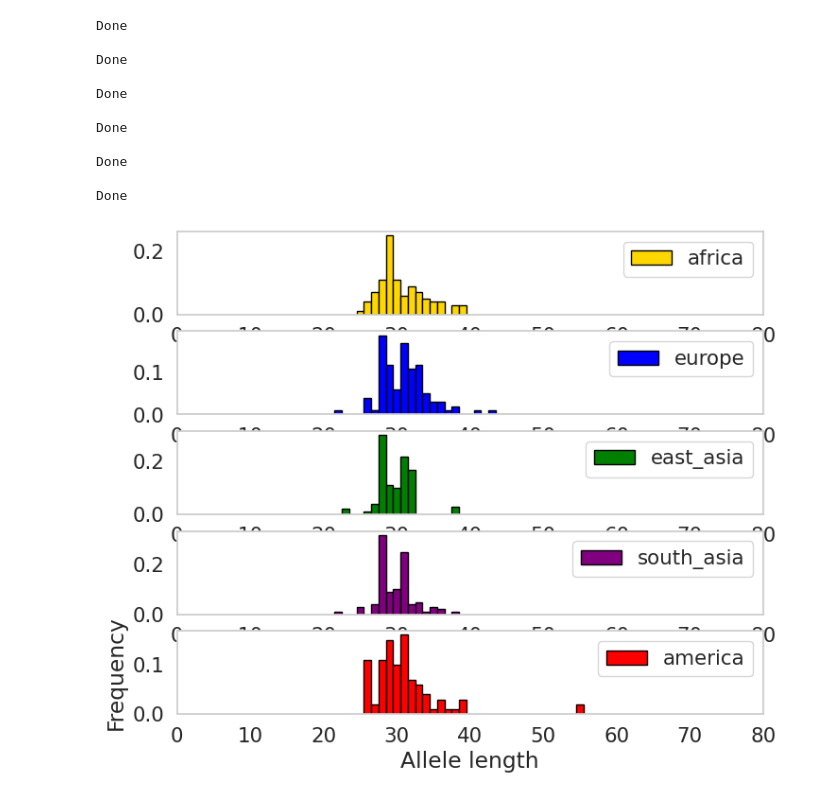
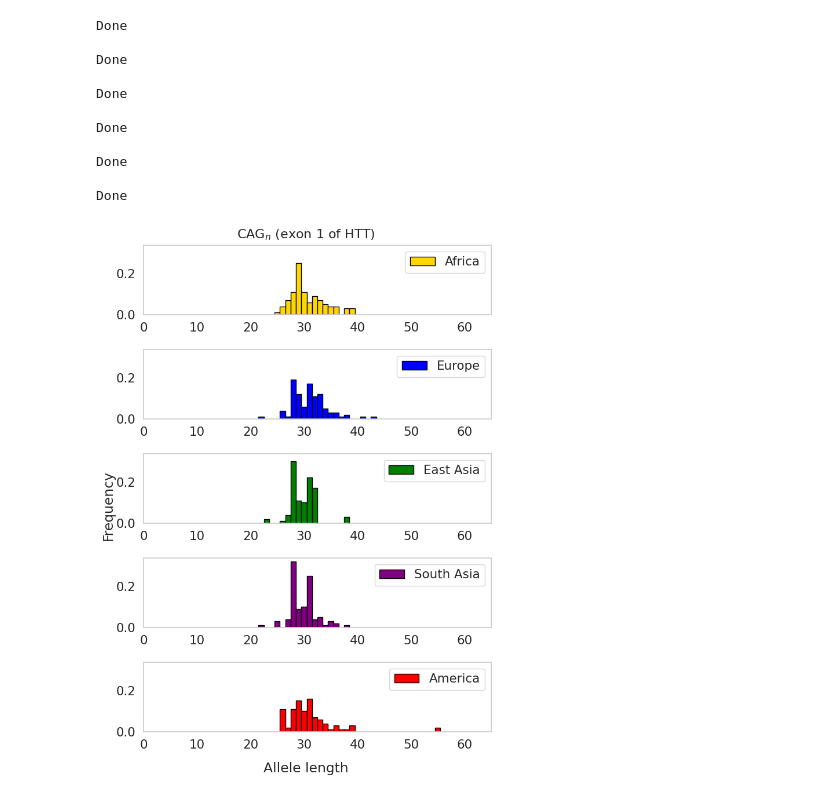
Before and after one commit to yli091230/genotyping_repeats_tutorial, a Jupyter notebook: Part 2 notebook.ipynb, the cells around one changed output. Drawn from its saved outputs; the diff is of its cells as text; code cells hidden in the pictures.

```diff
--- a/Part 2 notebook.ipynb
+++ b/Part 2 notebook.ipynb
@@ -173,14 +186,15 @@ byspop = byspop.div(byspop.sum(axis=1), axis=0)
 byspop[0] = np.nan
 
 fig = plt.figure()
-fig.set_size_inches((10, 8))
+fig.set_size_inches((15, 8))
 ax = fig.add_subplot(111)
 i = 0
 for spop in sorted(list(byspop.index)):
     vals = byspop.loc[spop]
     color = GetSuperpopColors(spop)
-    ax.bar([item+w*i for item in sizecols], vals, color=color, label=spop, width=w)
+    ax.bar([item+w*i for item in sizecols], vals, color=color, label=spop.split('_')[1], width=w)
     i += 1
+
 ax.legend(loc="upper right")
 ax.set_xticks(sizecols)
 ax.set_xticklabels(["<-10"]+list(range(-10, 11)) + [">10"])
@@ -228,22 +242,19 @@ def GetRowColors(spop):
     if "east_asia" in spop: return "green"
     if "south_asia" in spop: return "purple"
 
-def plot_locus_allele_distribution(filepath = str):
-
-    data = pd.read_csv(filepath_or_buffer = filepath, sep="\t")
+def plot_locus_allele_distribution(filepath: str, plot_title: str):
+    data = pd.read_csv(filepath, sep="\t")
 
     if data.shape[0] != 1:
         assert("Need to find exactly one locus!")
 
-    fig = plt.figure()
-    fig.set_size_inches((8, 8))
-    popnum = 0
-    w = 0.15
+    fig, axs = plt.subplots(5, 1, figsize=(8, 10), sharey=True)
+    fig.subplots_adjust(hspace=0.5, left=0.15, top=0.95)
+    w = 0.30
 
-    for pop in ["africa", "europe", "east_asia", "south_asia", "america"]:
+    for pop, ax in zip(["africa", "europe", "east_asia", "south_asia", "america"], axs):
 
-        ax = fig.add_subplot(6, 1, popnum+1)
-        vals = data["afreq-%s"%pop].values[0]
+        vals = data["afreq-%s" % pop].values[0]
         xvals = []
         yvals = []
         for ainfo in vals.split(","):
@@ -252,16 +263,19 @@ def plot_locus_allele_distribution(filepath = str):
             freq = float(freq)
             xvals.append(allele)
             yvals.append(freq)
-        ax.bar(xvals, yvals, color=GetRowColors(pop), edgecolor="black", label=pop, width=1)
+
+        pop_name = pop.replace('_', ' ').title()
+        ax.bar(xvals, yvals, color=GetRowColors(pop), edgecolor="black", label=pop_name, width=1)
         ax.legend(loc="upper right")
-        popnum += 1
-        ax.set_xlim(left=0, right=80)
+        ax.set_xlim(left=0, right=65)
 
-    ax.legend(loc="upper right");
-    ax.set_xlabel("Allele length")
-    ax.set_ylabel("Frequency");
+    fig.text(0.5, 0.04, 'Allele length', ha='center')
+    fig.text(0.06, 0.5, 'Frequency', va='center', rotation='vertical')
+    fig.suptitle(plot_title, fontsize=16)
+
+    plt.show()
 # %%
-plot_locus_allele_distribution("downstream/chr4.3074877_stats.tab")
+plot_locus_allele_distribution("downstream/chr4.3074877_stats.tab","CAG$_n$ (exon 1 of HTT)")
 # %% [output]
-[figure, old version]
+[figure, new version]
 # %%
```
Also changed, not shown: parts of 12 cells of this notebook.
